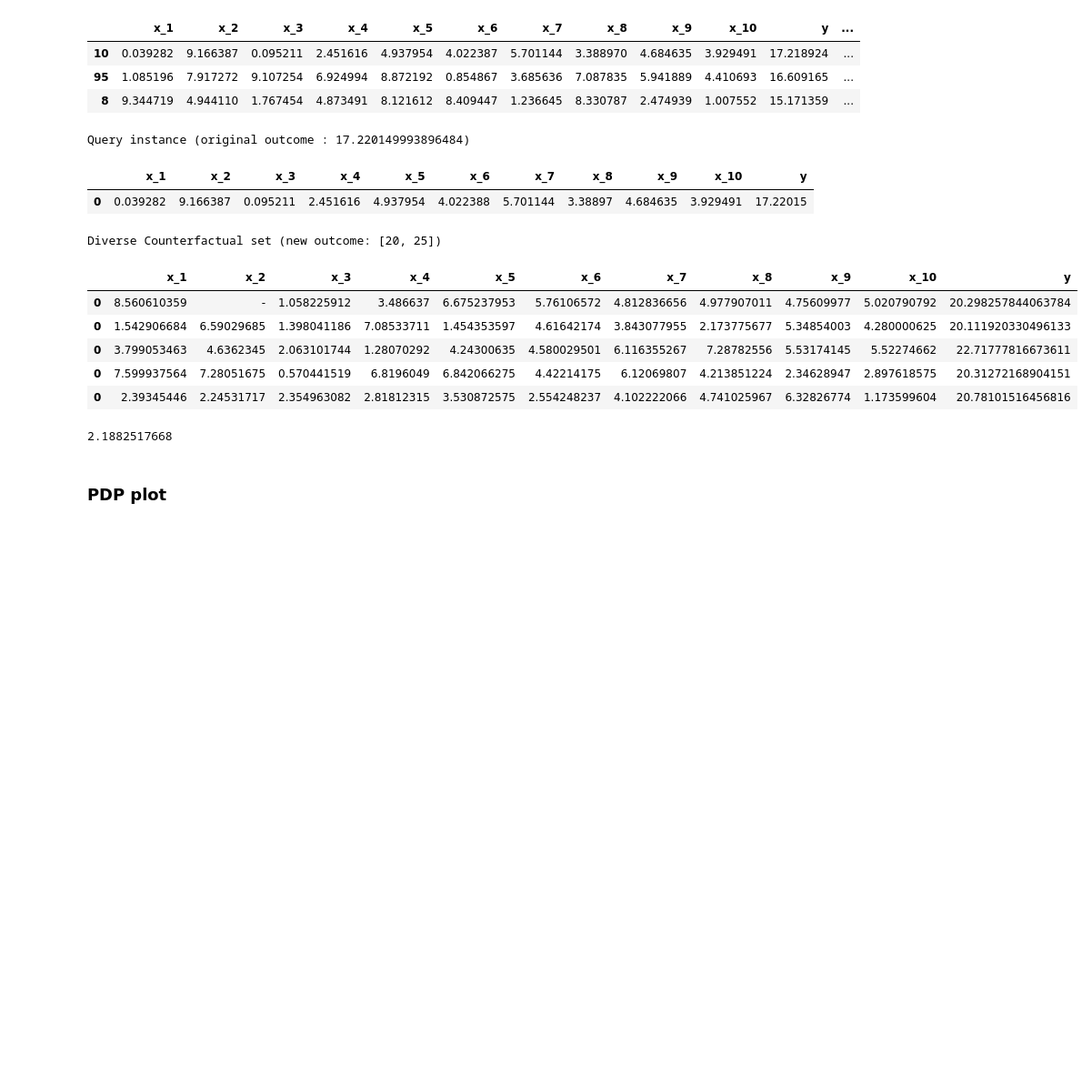
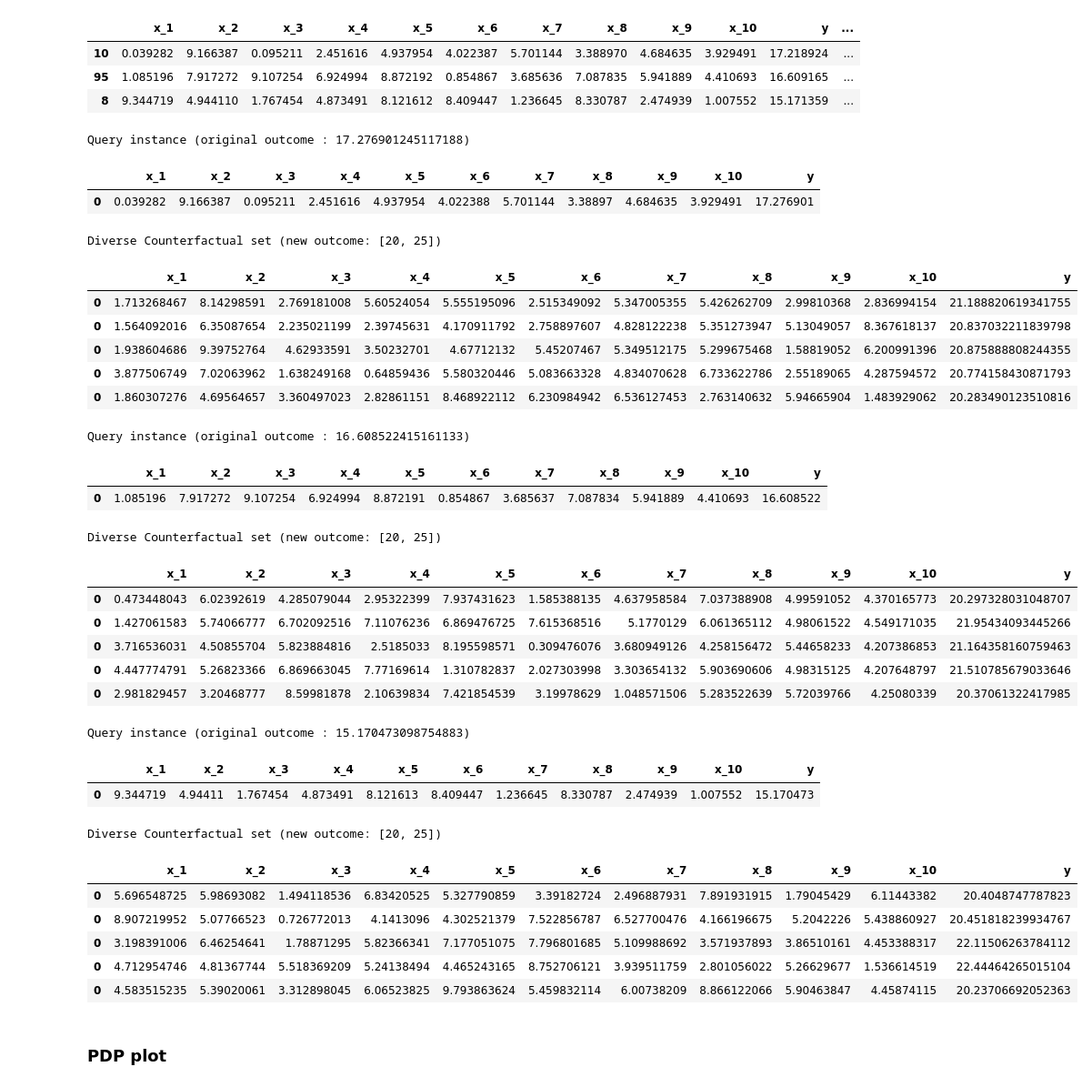
Before and after one commit to costasmexis/straindesign, a Jupyter notebook: modeling_simulated.ipynb, the cells around one changed output. Shown at 91% size. Cells and saved outputs as stored; diff of their text form; code cells hidden in the pictures; blank space fills up the shorter version.

```diff
--- a/modeling_simulated.ipynb
+++ b/modeling_simulated.ipynb
@@ -154,23 +196,43 @@ Top 3 best samples indexes: [10 95  8]
 # %%
 import dice_ml
 from dice_ml import Dice
 
 d = dice_ml.Data(dataframe=data_A.drop('Cluster', axis=1), continuous_features=INPUT_VARS, outcome_name='y')
 m = dice_ml.Model(model=model, backend="sklearn", model_type='regressor')
 exp_genetic = Dice(d, m, method="genetic")
-
 _ = data_A.drop(['Cluster', 'y'], axis=1)
-query_instances = _[10:11]
-genetic_housing = exp_genetic.generate_counterfactuals(query_instances, total_CFs=5, desired_range=[20, 25])
-genetic_housing.visualize_as_dataframe(show_only_changes=True)
+for idx in best_idx:
+    query_instances = _[idx:idx+1]
+    genetic_housing = exp_genetic.generate_counterfactuals(query_instances, total_CFs=5, desired_range=[20, 25])
+    genetic_housing.visualize_as_dataframe(show_only_changes=True)
 # %% [output]
-Query instance (original outcome : 17.220149993896484)
+Query instance (original outcome : 17.276901245117188)
 |  | x_1 | x_2 | x_3 | x_4 | x_5 | x_6 | x_7 | x_8 | x_9 | x_10 | y |
-| 0 | 0.039282 | 9.166387 | 0.095211 | 2.451616 | 4.937954 | 4.022388 | 5.701144 | 3.38897 | 4.684635 | 3.929491 | 17.22015 |
+| 0 | 0.039282 | 9.166387 | 0.095211 | 2.451616 | 4.937954 | 4.022388 | 5.701144 | 3.38897 | 4.684635 | 3.929491 | 17.276901 |
 Diverse Counterfactual set (new outcome: [20, 25])
 |  | x_1 | x_2 | x_3 | x_4 | x_5 | x_6 | x_7 | x_8 | x_9 | x_10 | y |
-| 0 | 8.560610359 | - | 1.058225912 | 3.486637 | 6.675237953 | 5.76106572 | 4.812836656 | 4.977907011 | 4.75609977 | 5.020790792 | 20.298257844063784 |
-| 0 | 1.542906684 | 6.59029685 | 1.398041186 | 7.08533711 | 1.454353597 | 4.61642174 | 3.843077955 | 2.173775677 | 5.34854003 | 4.280000625 | 20.111920330496133 |
-| 0 | 3.799053463 | 4.6362345 | 2.063101744 | 1.28070292 | 4.24300635 | 4.580029501 | 6.116355267 | 7.28782556 | 5.53174145 | 5.52274662 | 22.71777816673611 |
-| 0 | 7.599937564 | 7.28051675 | 0.570441519 | 6.8196049 | 6.842066275 | 4.42214175 | 6.12069807 | 4.213851224 | 2.34628947 | 2.897618575 | 20.31272168904151 |
-| 0 | 2.39345446 | 2.24531717 | 2.354963082 | 2.81812315 | 3.530872575 | 2.554248237 | 4.102222066 | 4.741025967 | 6.32826774 | 1.173599604 | 20.78101516456816 |
+| 0 | 1.713268467 | 8.14298591 | 2.769181008 | 5.60524054 | 5.555195096 | 2.515349092 | 5.347005355 | 5.426262709 | 2.99810368 | 2.836994154 | 21.188820619341755 |
+| 0 | 1.564092016 | 6.35087654 | 2.235021199 | 2.39745631 | 4.170911792 | 2.758897607 | 4.828122238 | 5.351273947 | 5.13049057 | 8.367618137 | 20.837032211839798 |
+| 0 | 1.938604686 | 9.39752764 | 4.62933591 | 3.50232701 | 4.67712132 | 5.45207467 | 5.349512175 | 5.299675468 | 1.58819052 | 6.200991396 | 20.875888808244355 |
+| 0 | 3.877506749 | 7.02063962 | 1.638249168 | 0.64859436 | 5.580320446 | 5.083663328 | 4.834070628 | 6.733622786 | 2.55189065 | 4.287594572 | 20.774158430871793 |
+| 0 | 1.860307276 | 4.69564657 | 3.360497023 | 2.82861151 | 8.468922112 | 6.230984942 | 6.536127453 | 2.763140632 | 5.94665904 | 1.483929062 | 20.283490123510816 |
+Query instance (original outcome : 16.608522415161133)
+|  | x_1 | x_2 | x_3 | x_4 | x_5 | x_6 | x_7 | x_8 | x_9 | x_10 | y |
+| 0 | 1.085196 | 7.917272 | 9.107254 | 6.924994 | 8.872191 | 0.854867 | 3.685637 | 7.087834 | 5.941889 | 4.410693 | 16.608522 |
+Diverse Counterfactual set (new outcome: [20, 25])
+|  | x_1 | x_2 | x_3 | x_4 | x_5 | x_6 | x_7 | x_8 | x_9 | x_10 | y |
+| 0 | 0.473448043 | 6.02392619 | 4.285079044 | 2.95322399 | 7.937431623 | 1.585388135 | 4.637958584 | 7.037388908 | 4.99591052 | 4.370165773 | 20.297328031048707 |
+| 0 | 1.427061583 | 5.74066777 | 6.702092516 | 7.11076236 | 6.869476725 | 7.615368516 | 5.1770129 | 6.061365112 | 4.98061522 | 4.549171035 | 21.95434093445266 |
+| 0 | 3.716536031 | 4.50855704 | 5.823884816 | 2.5185033 | 8.195598571 | 0.309476076 | 3.680949126 | 4.258156472 | 5.44658233 | 4.207386853 | 21.164358160759463 |
+| 0 | 4.447774791 | 5.26823366 | 6.869663045 | 7.77169614 | 1.310782837 | 2.027303998 | 3.303654132 | 5.903690606 | 4.98315125 | 4.207648797 | 21.510785679033646 |
+| 0 | 2.981829457 | 3.20468777 | 8.59981878 | 2.10639834 | 7.421854539 | 3.19978629 | 1.048571506 | 5.283522639 | 5.72039766 | 4.25080339 | 20.37061322417985 |
+Query instance (original outcome : 15.170473098754883)
+|  | x_1 | x_2 | x_3 | x_4 | x_5 | x_6 | x_7 | x_8 | x_9 | x_10 | y |
+| 0 | 9.344719 | 4.94411 | 1.767454 | 4.873491 | 8.121613 | 8.409447 | 1.236645 | 8.330787 | 2.474939 | 1.007552 | 15.170473 |
+Diverse Counterfactual set (new outcome: [20, 25])
+|  | x_1 | x_2 | x_3 | x_4 | x_5 | x_6 | x_7 | x_8 | x_9 | x_10 | y |
+| 0 | 5.696548725 | 5.98693082 | 1.494118536 | 6.83420525 | 5.327790859 | 3.39182724 | 2.496887931 | 7.891931915 | 1.79045429 | 6.11443382 | 20.4048747787823 |
+| 0 | 8.907219952 | 5.07766523 | 0.726772013 | 4.1413096 | 4.302521379 | 7.522856787 | 6.527700476 | 4.166196675 | 5.2042226 | 5.438860927 | 20.451818239934767 |
+| 0 | 3.198391006 | 6.46254641 | 1.78871295 | 5.82366341 | 7.177051075 | 7.796801685 | 5.109988692 | 3.571937893 | 3.86510161 | 4.453388317 | 22.11506263784112 |
+| 0 | 4.712954746 | 4.81367744 | 5.518369209 | 5.24138494 | 4.465243165 | 8.752706121 | 3.939511759 | 2.801056022 | 5.26629677 | 1.536614519 | 22.44464265015104 |
+| 0 | 4.583515235 | 5.39020061 | 3.312898045 | 6.06523825 | 9.793863624 | 5.459832114 | 6.00738209 | 8.866122066 | 5.90463847 | 4.45874115 | 20.23706692052363 |
@@ -183,11 +239,3 @@ dd = [[1.769333695, 5.62707073, 5.44514002, 4.2295382, 6.740340023, 2.666173475,
-# %%
-''' Get the mean value of i-th feature '''
-sum = 0
-for i in range(5):
-    sum += (dd[i][0])
-print(sum/5)
-# %% [output]
-2.1882517668
 # %% [markdown]
 ### PDP plot
 # %%
```
Also changed, not shown: parts of 6 cells of this notebook, 2 other files.
